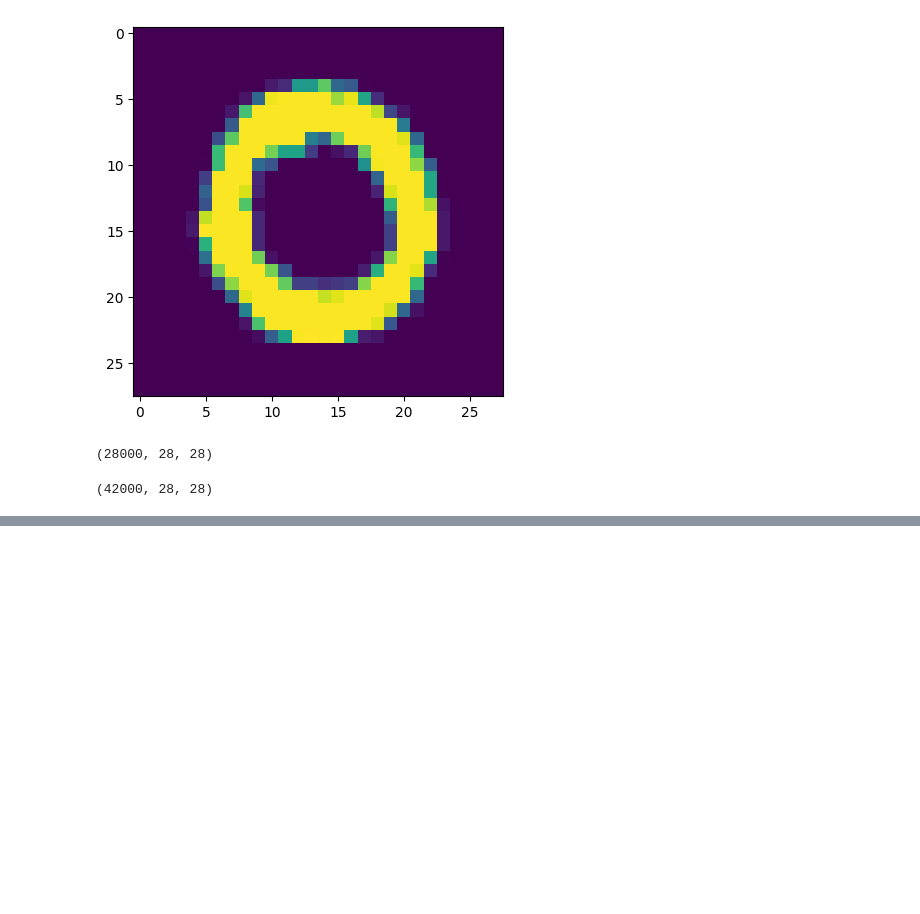
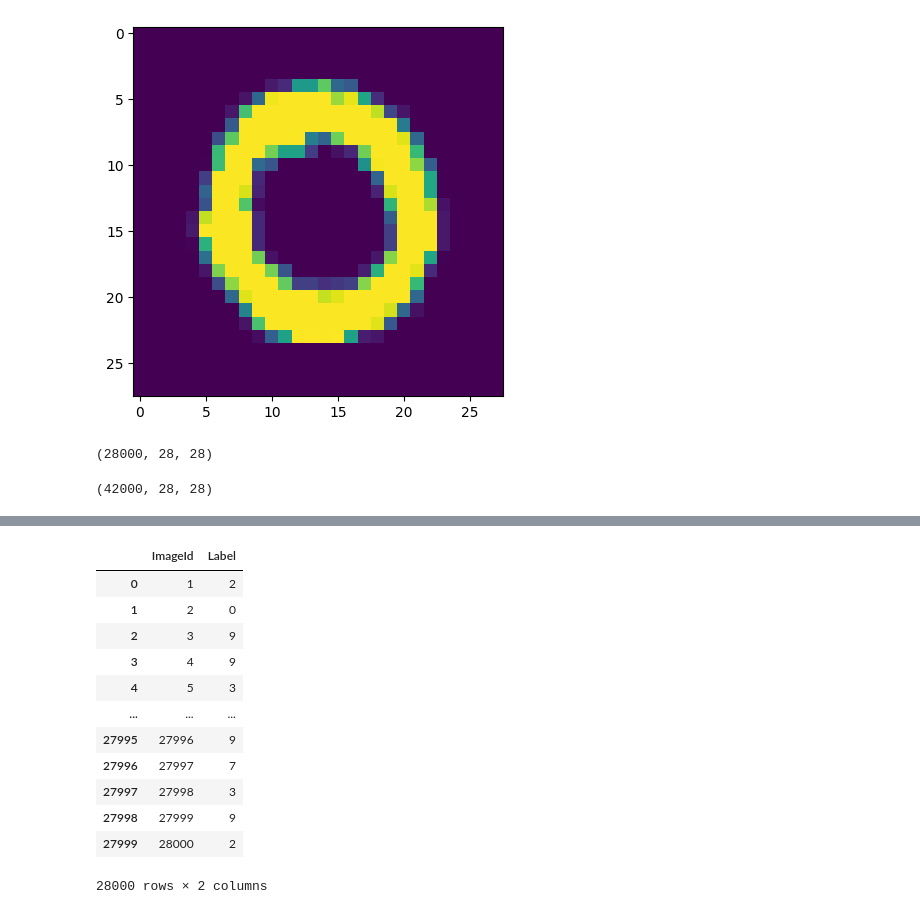
Before and after one commit to lalitha-sahitya/Handwritten-digit-recognition, a Jupyter notebook: digit_classification.ipynb, the cells around one changed output, grey strips where cells are left out. Saved outputs shown, nothing was run; the diff lists cells and outputs as text; code cells hidden in the pictures; blank space fills up the shorter version.

```diff
--- a/digit_classification.ipynb
+++ b/digit_classification.ipynb
@@ -93,0 +136,2 @@ data_arr.shape
+# %%
+preds=model.predict(test_arr)
@@ -93,0 +140,2 @@ data_arr.shape
+# %%
+preds=np.argmax(preds,axis=1)
@@ -93,0 +146,2 @@ data_arr.shape
+# %%
+sub=pd.read_csv('/content/digit-recognizer/sample_submission.csv')
@@ -93,0 +157,18 @@ data_arr.shape
+# %%
+sub['Label']=preds
+# %%
+sub
+# %% [output]
+|  | ImageId | Label |
+| 0 | 1 | 2 |
+| 1 | 2 | 0 |
+| 2 | 3 | 9 |
+| 3 | 4 | 9 |
+| 4 | 5 | 3 |
+| ... | ... | ... |
+| 27995 | 27996 | 9 |
+| 27996 | 27997 | 7 |
+| 27997 | 27998 | 3 |
+| 27998 | 27999 | 9 |
+| 27999 | 28000 | 2 |
+28000 rows × 2 columns
```
Also changed, not shown: parts of 10 cells of this notebook.
